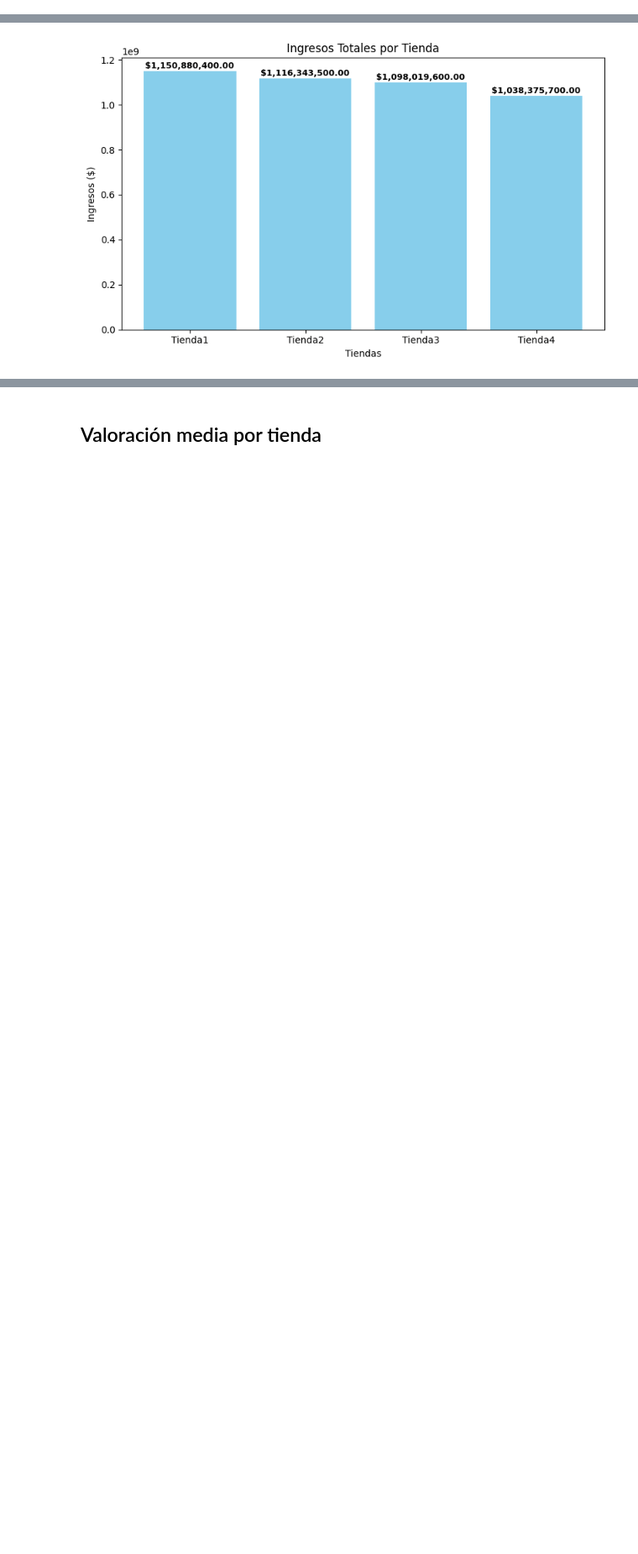
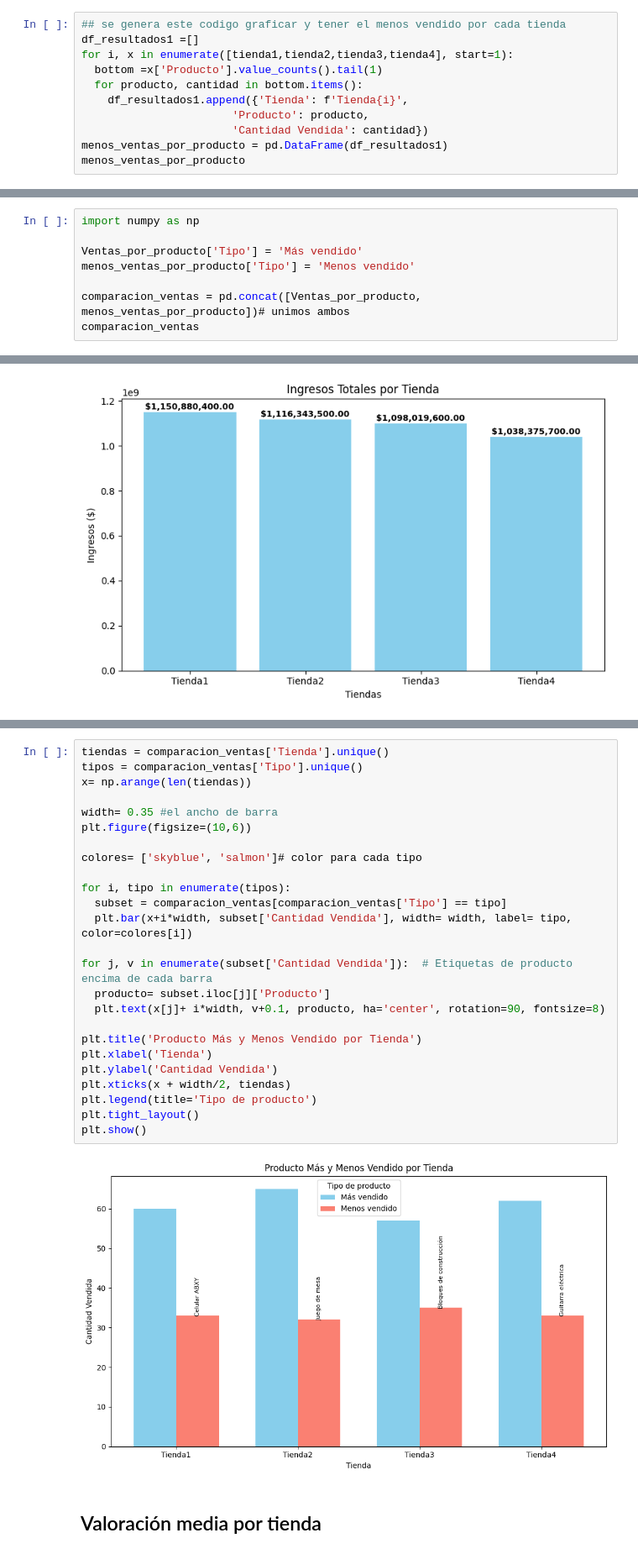
Before and after one commit to yaramirezte/Python-para-Data-Science-Challenge-AluraStore, a Jupyter notebook: AluraStoreLatam.ipynb, the cells around one changed output, grey strips where cells are left out. Shown at 84% size. Saved outputs shown, nothing was run; the diff lists cells and outputs as text; blank space fills up the shorter version.

```diff
--- a/AluraStoreLatam.ipynb
+++ b/AluraStoreLatam.ipynb
@@ -655,0 +549,11 @@ plt.show()
+# %%
+## se genera este codigo graficar y tener el menos vendido por cada tienda
+df_resultados1 =[]
+for i, x in enumerate([tienda1,tienda2,tienda3,tienda4], start=1):
+  bottom =x['Producto'].value_counts().tail(1)
+  for producto, cantidad in bottom.items():
+    df_resultados1.append({'Tienda': f'Tienda{i}',
+                       'Producto': producto,
+                       'Cantidad Vendida': cantidad})
+menos_ventas_por_producto = pd.DataFrame(df_resultados1)
+menos_ventas_por_producto
@@ -655,0 +566,8 @@ plt.show()
+# %%
+import numpy as np
+
+Ventas_por_producto['Tipo'] = 'Más vendido'
+menos_ventas_por_producto['Tipo'] = 'Menos vendido'
+
+comparacion_ventas = pd.concat([Ventas_por_producto, menos_ventas_por_producto])# unimos ambos
+comparacion_ventas
@@ -704,3 +646,30 @@ plt.legend(title='Tienda')
+# %%
+tiendas = comparacion_ventas['Tienda'].unique()
+tipos = comparacion_ventas['Tipo'].unique()
+x= np.arange(len(tiendas))
+
+width= 0.35 #el ancho de barra
+plt.figure(figsize=(10,6))
+
+colores= ['skyblue', 'salmon']# color para cada tipo
+
+for i, tipo in enumerate(tipos):
+  subset = comparacion_ventas[comparacion_ventas['Tipo'] == tipo]
+  plt.bar(x+i*width, subset['Cantidad Vendida'], width= width, label= tipo, color=colores[i])
+
+for j, v in enumerate(subset['Cantidad Vendida']):  # Etiquetas de producto encima de cada barra
+  producto= subset.iloc[j]['Producto']
+  plt.text(x[j]+ i*width, v+0.1, producto, ha='center', rotation=90, fontsize=8)
+
+plt.title('Producto Más y Menos Vendido por Tienda')
+plt.xlabel('Tienda')
+plt.ylabel('Cantidad Vendida')
+plt.xticks(x + width/2, tiendas)
+plt.legend(title='Tipo de producto')
+plt.tight_layout()
+plt.show()
+# %% [output]
+[figure, added]
 # %% [markdown]
 ## Valoración media por tienda
 # %%
```
Also changed, not shown: parts of 38 cells of this notebook.
